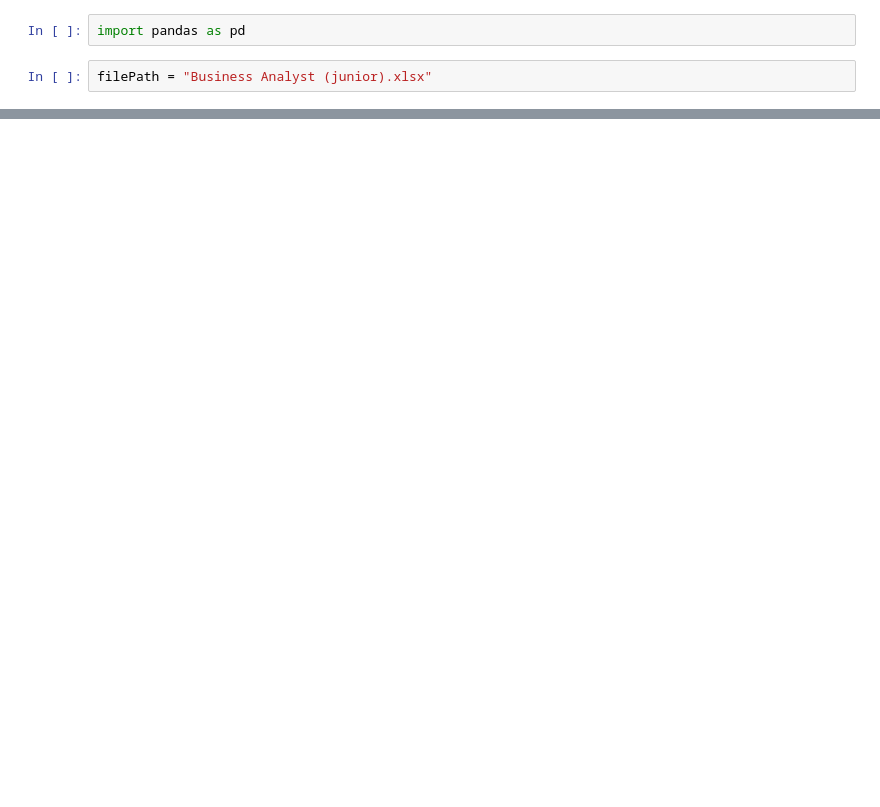
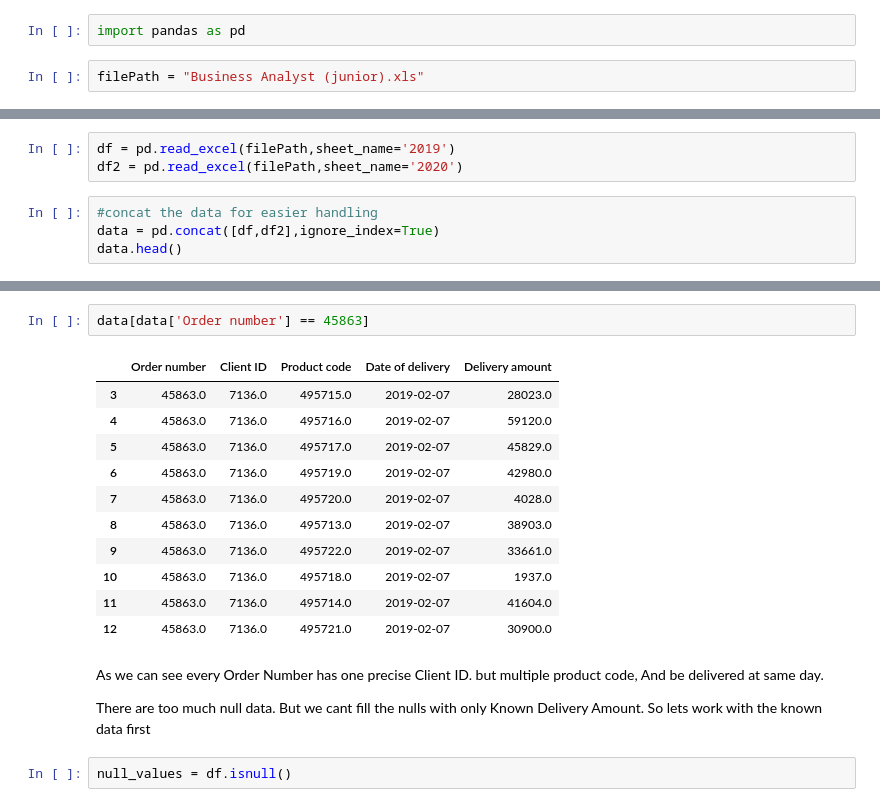
Before and after one commit to nuwbie-11/DataAnalytics101, a Jupyter notebook: business-analysis-junior/main.ipynb, the cells around one changed output, grey strips where cells are left out. Drawn from its saved outputs; the diff is of its cells as text; blank space fills up the shorter version.

```diff
--- a/business-analysis-junior/main.ipynb
+++ b/business-analysis-junior/main.ipynb
@@ -1,4 +1,4 @@
 # %%
 import pandas as pd
 # %%
-filePath = "Business Analyst (junior).xlsx"
+filePath = "Business Analyst (junior).xls"
@@ -10,0 +5,7 @@ ImportError: Missing optional dependency 'xlrd'. Install xlrd >= 1.0.0 for Excel
+# %%
+df = pd.read_excel(filePath,sheet_name='2019')
+df2 = pd.read_excel(filePath,sheet_name='2020')
+# %%
+#concat the data for easier handling
+data = pd.concat([df,df2],ignore_index=True)
+data.head()
@@ -10,0 +34,20 @@ ImportError: Missing optional dependency 'xlrd'. Install xlrd >= 1.0.0 for Excel
+# %%
+data[data['Order number'] == 45863]
+# %% [output]
+|  | Order number | Client ID | Product code | Date of delivery | Delivery amount |
+| 3 | 45863.0 | 7136.0 | 495715.0 | 2019-02-07 | 28023.0 |
+| 4 | 45863.0 | 7136.0 | 495716.0 | 2019-02-07 | 59120.0 |
+| 5 | 45863.0 | 7136.0 | 495717.0 | 2019-02-07 | 45829.0 |
+| 6 | 45863.0 | 7136.0 | 495719.0 | 2019-02-07 | 42980.0 |
+| 7 | 45863.0 | 7136.0 | 495720.0 | 2019-02-07 | 4028.0 |
+| 8 | 45863.0 | 7136.0 | 495713.0 | 2019-02-07 | 38903.0 |
+| 9 | 45863.0 | 7136.0 | 495722.0 | 2019-02-07 | 33661.0 |
+| 10 | 45863.0 | 7136.0 | 495718.0 | 2019-02-07 | 1937.0 |
+| 11 | 45863.0 | 7136.0 | 495714.0 | 2019-02-07 | 41604.0 |
+| 12 | 45863.0 | 7136.0 | 495721.0 | 2019-02-07 | 30900.0 |
+# %% [markdown]
+As we can see every Order Number has one precise Client ID. but multiple product code, And be delivered at same day.
+
+There are too much null data. But we cant fill the nulls with only Known Delivery Amount. So lets work with the known data first
+# %%
+null_values = df.isnull()
```
Also changed, not shown: parts of 5 cells of this notebook, 4 other files.
